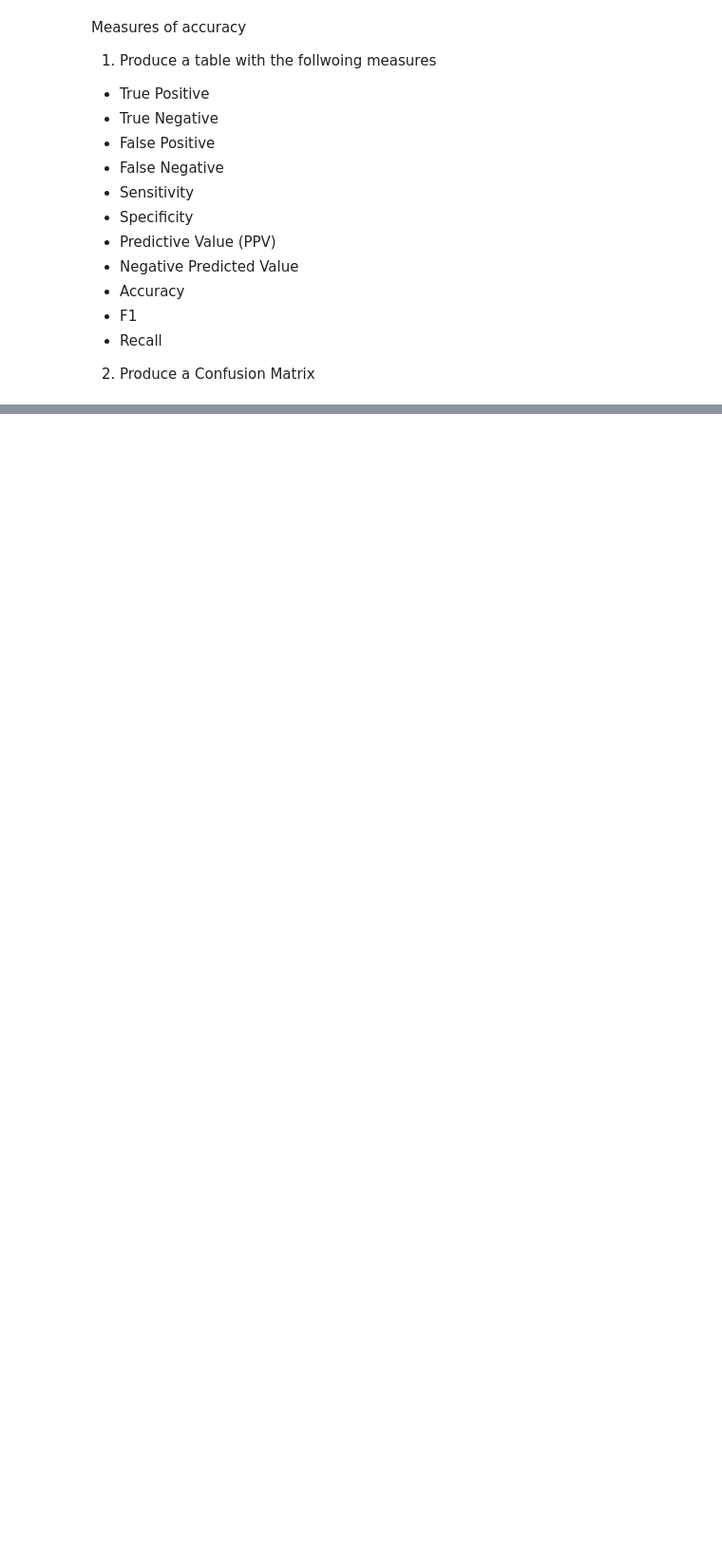
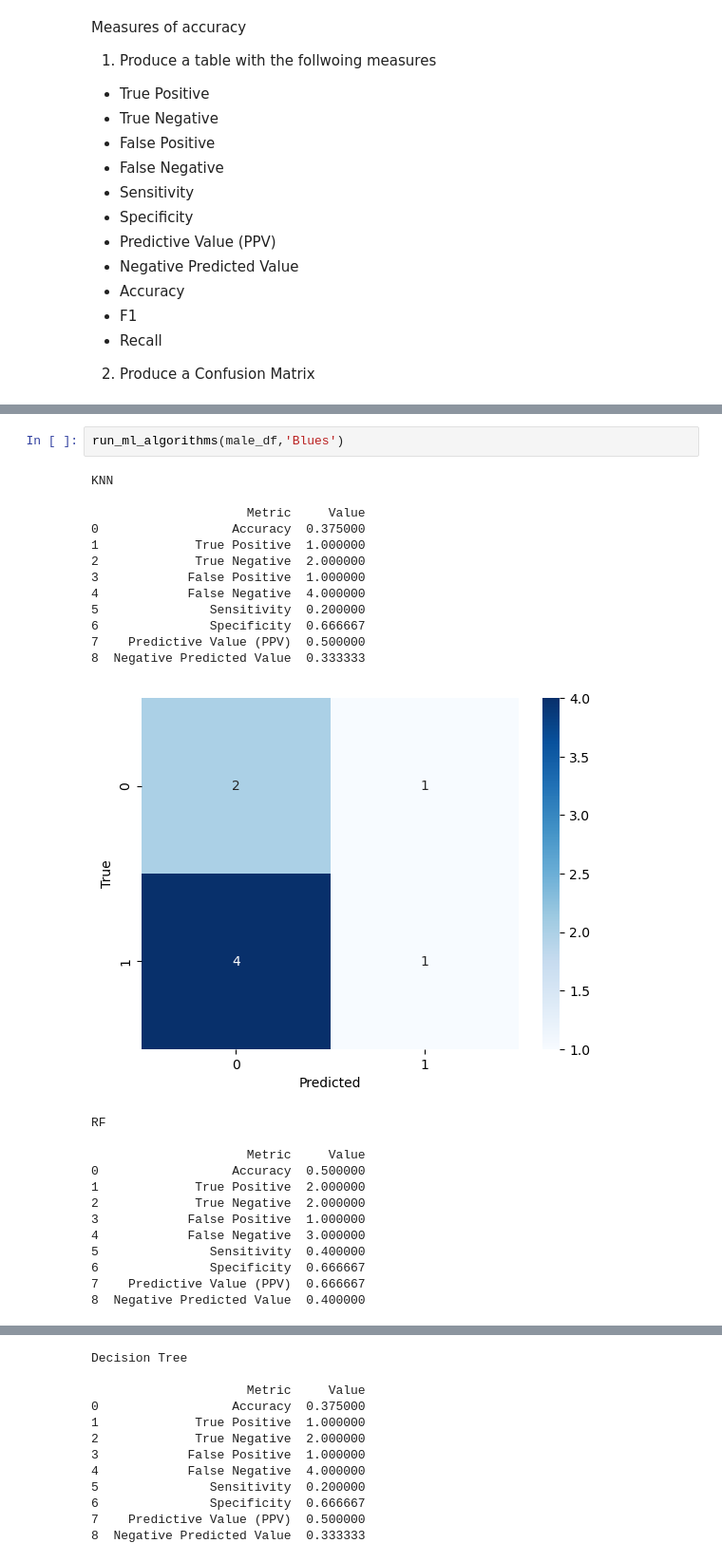
Before and after one commit to zoonalink/IGP-5, a Jupyter notebook: Tom/group base model (Tom).ipynb, the cells around one changed output, grey strips where cells are left out. Shown at 95% size. Drawn from its saved outputs; the diff is of its cells as text; blank space fills up the shorter version.

```diff
--- a/Tom/group base model (Tom).ipynb
+++ b/Tom/group base model (Tom).ipynb
@@ -425,0 +522,28 @@ weighted avg       0.64      0.64      0.64        11
+# %%
+run_ml_algorithms(male_df,'Blues')
+# %% [output]
+KNN
+
+                     Metric     Value
+0                  Accuracy  0.375000
+1             True Positive  1.000000
+2             True Negative  2.000000
+3            False Positive  1.000000
+4            False Negative  4.000000
+5               Sensitivity  0.200000
+6               Specificity  0.666667
+7    Predictive Value (PPV)  0.500000
+8  Negative Predicted Value  0.333333
+[figure, added]
+RF
+
+                     Metric     Value
+0                  Accuracy  0.500000
+1             True Positive  2.000000
+2             True Negative  2.000000
+3            False Positive  1.000000
+4            False Negative  3.000000
+5               Sensitivity  0.400000
+6               Specificity  0.666667
+7    Predictive Value (PPV)  0.666667
+8  Negative Predicted Value  0.400000
@@ -425,0 +551,12 @@ weighted avg       0.64      0.64      0.64        11
+Decision Tree
+
+                     Metric     Value
+0                  Accuracy  0.375000
+1             True Positive  1.000000
+2             True Negative  2.000000
+3            False Positive  1.000000
+4            False Negative  4.000000
+5               Sensitivity  0.200000
+6               Specificity  0.666667
+7    Predictive Value (PPV)  0.500000
+8  Negative Predicted Value  0.333333
```
Also changed, not shown: parts of 10 cells of this notebook.
